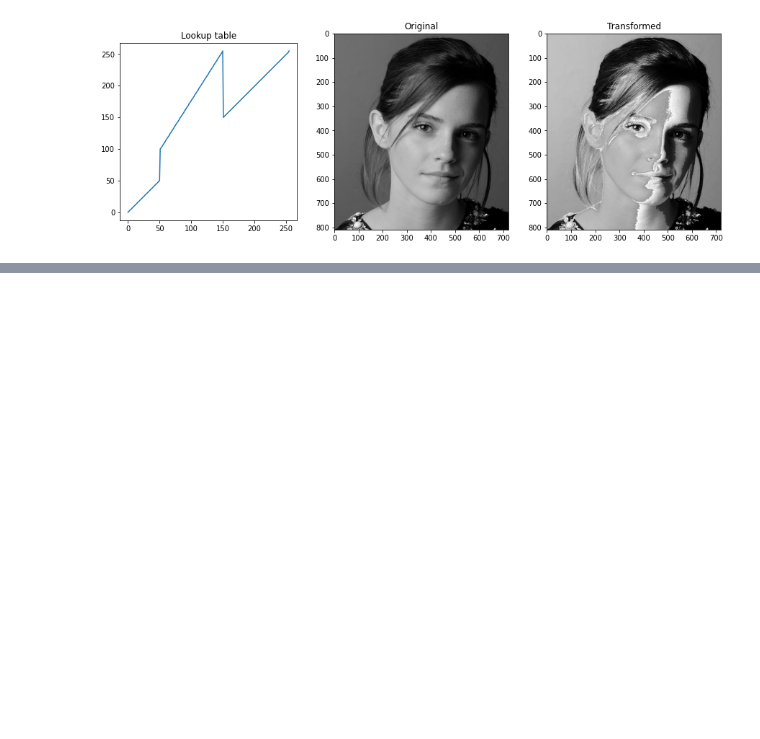
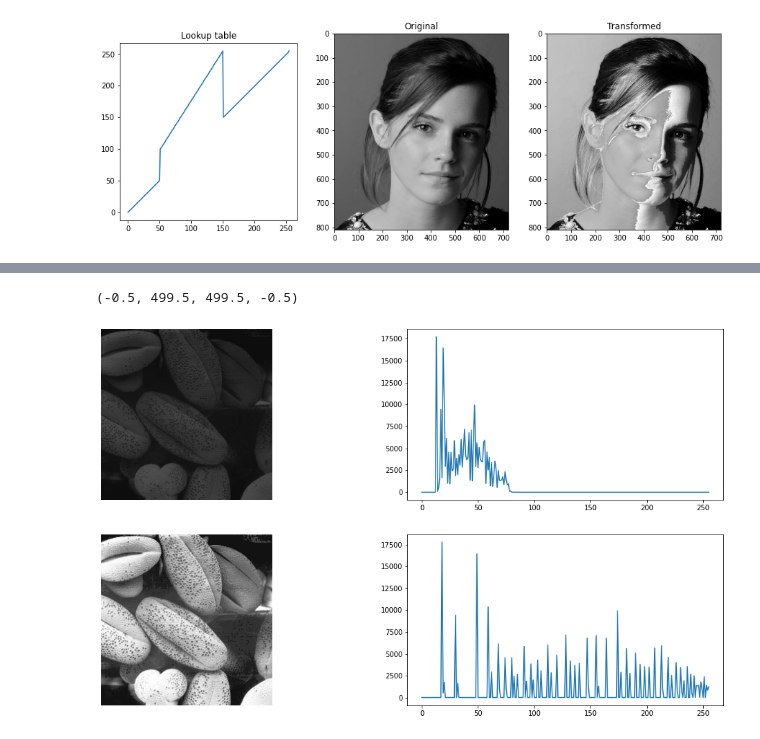
Before and after one commit to BiyonFernando/EN2550-Fundamentals-of-Image-Processing-and-Machine-Vision, a Jupyter notebook: Assigment_1/Intensity_Transformations_and_Neighborhood_Filtering.ipynb, the cells around one changed output, grey strips where cells are left out. Cells and saved outputs as stored; diff of their text form; code cells hidden in the pictures; blank space fills up the shorter version.

```diff
--- a/Assigment_1/Intensity_Transformations_and_Neighborhood_Filtering.ipynb
+++ b/Assigment_1/Intensity_Transformations_and_Neighborhood_Filtering.ipynb
@@ -120,0 +130,42 @@ for gamma in Glist:
+# %%
+img0 = cv.imread(r'shells.png', cv.IMREAD_GRAYSCALE)
+assert img0 is not None
+
+def grayImgEqualizingLookUp(img):
+    M,N = img.shape
+    L = 256
+    hist = cv.calcHist([img], [0], None, [256], [0,256])
+    #print(hist)
+
+    lt = []
+    sum = 0
+    for nk in hist:
+        sum+=nk[0]
+        #print(nk,sum)
+        lt.append(round((sum*(L-1))/(M*N)))
+    return np.array(lt)
+
+hist_org = cv.calcHist([img0], [0], None, [256], [0,256])
+
+lt =grayImgEqualizingLookUp(img0)
+
+#print(lt)
+img1 = cv.LUT(img0, lt)
+
+
+hist = cv.calcHist([img1.astype(np.uint8)], [0], None, [256], [0,256])
+#hist = np.histogram(img1,bins='auto')
+#print(hist)
+
+fig, ax = plt.subplots(2,2,figsize = (18,10))
+
+
+ax[0][0].imshow(cv.cvtColor(img0, cv.COLOR_GRAY2RGB))
+ax[0][0].axis('off')
+ax[0][1].plot(hist_org)
+ax[1][0].imshow(cv.cvtColor(img1.astype(np.uint8), cv.COLOR_GRAY2RGB))
+ax[1][1].plot(hist)
+ax[1][0].axis('off')
+# %% [output]
+(-0.5, 499.5, 499.5, -0.5)
+[figure, added]
```
Also changed, not shown: parts of 7 cells of this notebook.
